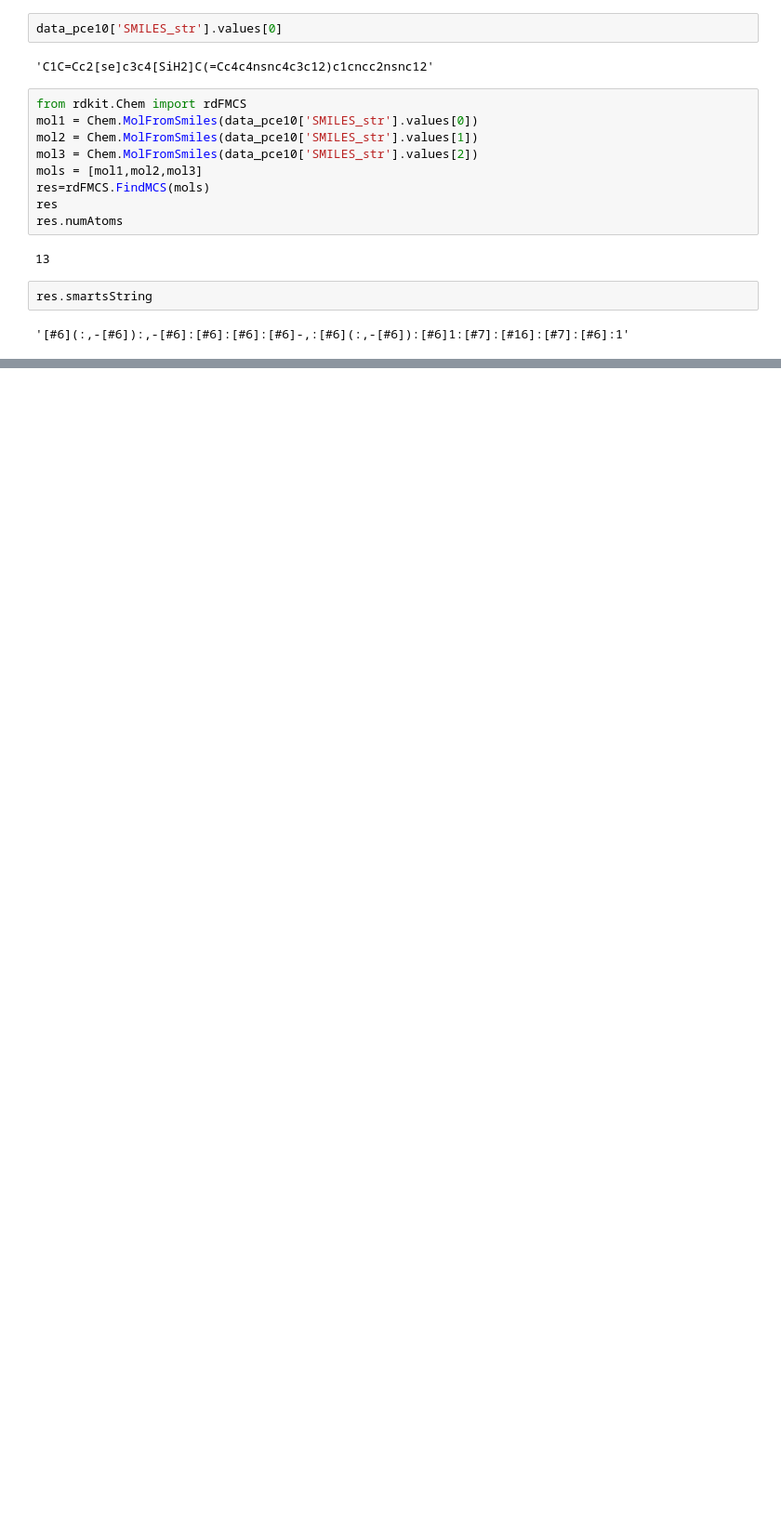
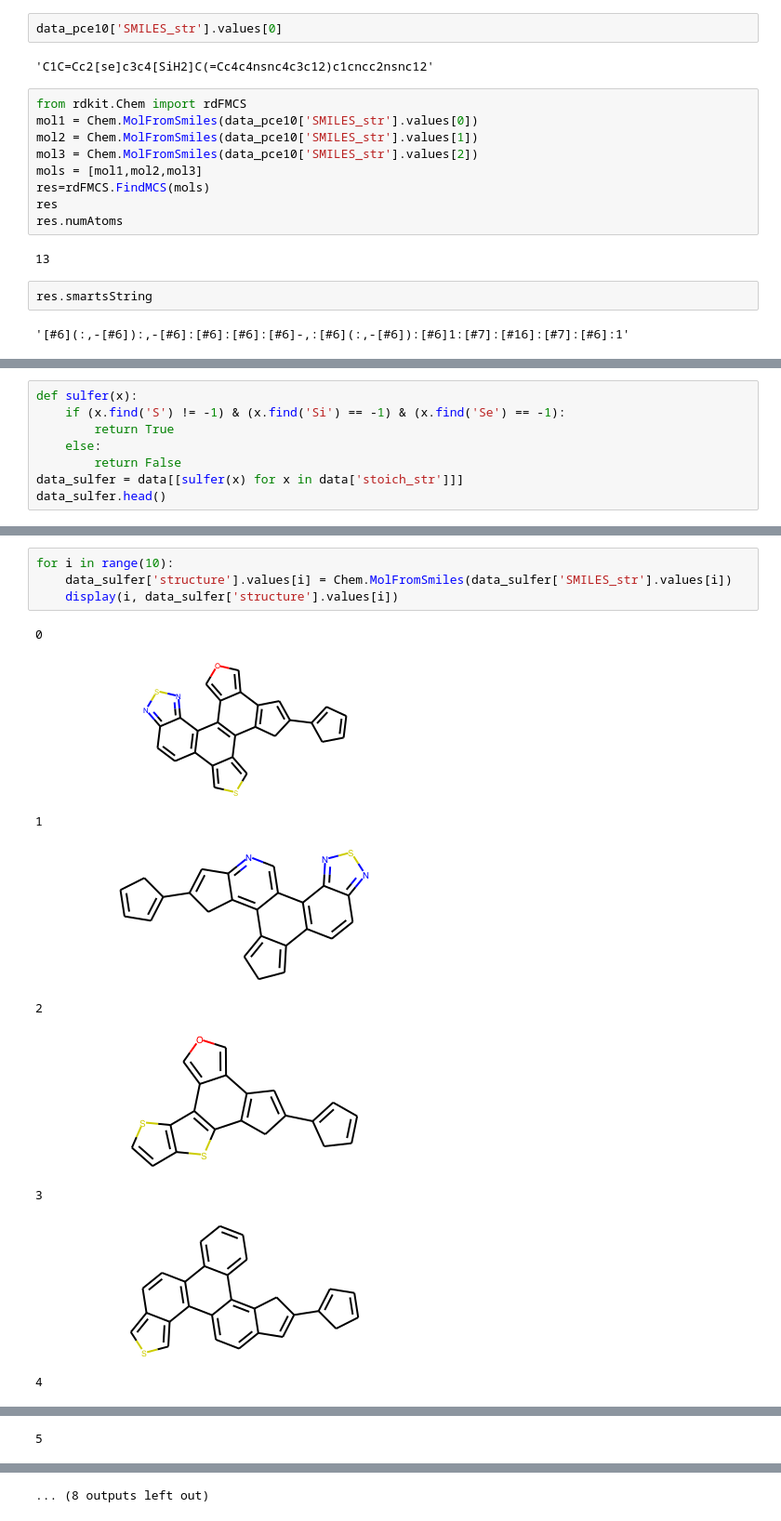
Before and after one commit to sjluozho/PV-Cell, a Jupyter notebook: PV-Cell/Molecular Classification.ipynb, the cells around one changed output, grey strips where cells are left out. Shown: that part at 93% size. Drawn from its saved outputs; the diff is of its cells as text; blank space fills up the shorter version.

```diff
--- a/PV-Cell/Molecular Classification.ipynb
+++ b/PV-Cell/Molecular Classification.ipynb
@@ -145,0 +200,8 @@ did not match C++ signature:
+# %%
+def sulfer(x):
+    if (x.find('S') != -1) & (x.find('Si') == -1) & (x.find('Se') == -1):
+        return True
+    else:
+        return False
+data_sulfer = data[[sulfer(x) for x in data['stoich_str']]]
+data_sulfer.head()
@@ -145,0 +215,14 @@ did not match C++ signature:
+# %%
+for i in range(10):
+    data_sulfer['structure'].values[i] = Chem.MolFromSmiles(data_sulfer['SMILES_str'].values[i])
+    display(i, data_sulfer['structure'].values[i])
+# %% [output]
+0
+[figure, added]
+1
+[figure, added]
+2
+[figure, added]
+3
+[figure, added]
+4
@@ -145,0 +230 @@ did not match C++ signature:
+5
@@ -145,0 +232 @@ did not match C++ signature:
+... (8 outputs left out)
```
Also changed, not shown: parts of 22 cells of this notebook, 3 other files.
